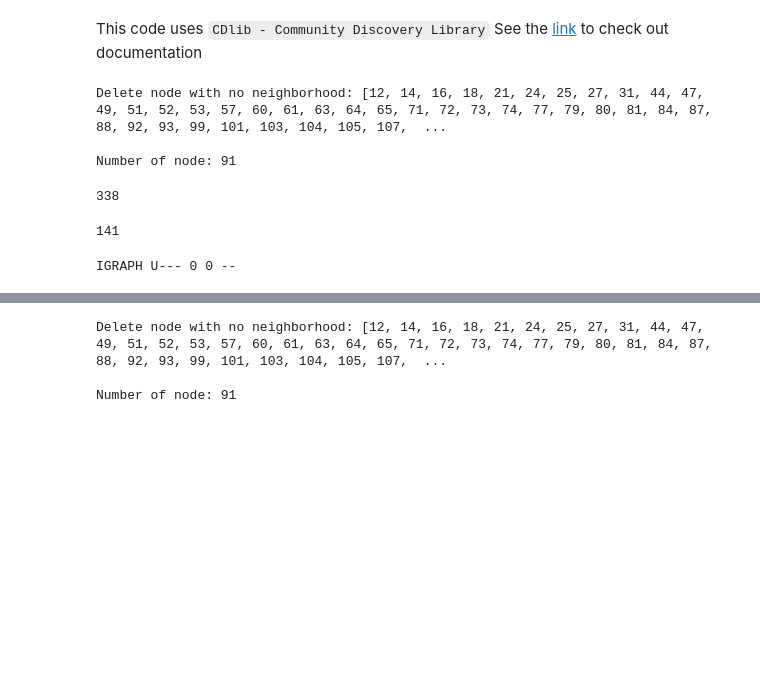
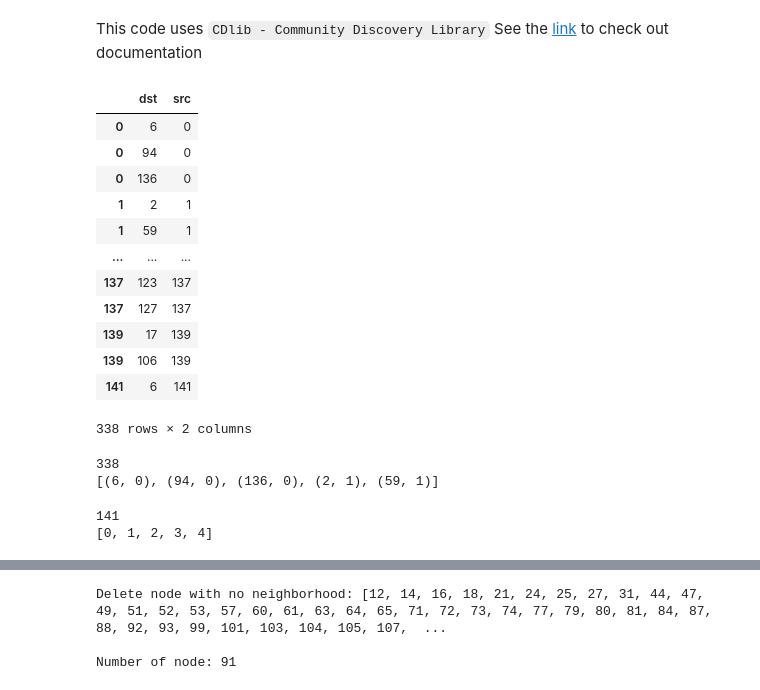
Before and after one commit to euisuk-chung/Graphical-Data-Imputation, a Jupyter notebook: clustering/walktrap.ipynb, the cells around one changed output, grey strips where cells are left out. Saved outputs shown, nothing was run; the diff lists cells and outputs as text; code cells hidden in the pictures; blank space fills up the shorter version.

```diff
--- a/clustering/walktrap.ipynb
+++ b/clustering/walktrap.ipynb
@@ -17,47 +22,34 @@ df = pd.read_csv('../dataset/edge_mean_th95.csv', index_col =0, dtype='int64')
-# %%
-dataset = '../dataset/edge_mean_th95.csv'
-
-# import data
-df = pd.read_csv(dataset, index_col =0, dtype='int64')
-
-# define edge_list (u,v)
-edge_list = list(df.itertuples(index=False, name=None))
-
-# define node_list
-node_list = [x for x in range(max(df['dst']))]
-
-# Create Graph
-G = nx.Graph()
-
-# Add node and edge to graph
-G.add_nodes_from(node_list)
-G.add_edges_from(edge_list)
-
-# Delete node which does not have neighborhood
-print('Delete node with no neighborhood: {} \n'.format(list(nx.isolates(G))))
-G.remove_nodes_from(list(nx.isolates(G)))
-print('Number of node:',len(G.nodes))
-# %% [output]
-Delete node with no neighborhood: [12, 14, 16, 18, 21, 24, 25, 27, 31, 44, 47, 49, 51, 52, 53, 57, 60, 61, 63, 64, 65, 71, 72, 73, 74, 77, 79, 80, 81, 84, 87, 88, 92, 93, 99, 101, 103, 104, 105, 107,  ...
-
-Number of node: 91
+# %%
+df = df.astype(int)
+df = df[['dst','src']]
+df
+# %% [output]
+|  | dst | src |
+| 0 | 6 | 0 |
+| 0 | 94 | 0 |
+| 0 | 136 | 0 |
+| 1 | 2 | 1 |
+| 1 | 59 | 1 |
+| ... | ... | ... |
+| 137 | 123 | 137 |
+| 137 | 127 | 137 |
+| 139 | 17 | 139 |
+| 139 | 106 | 139 |
+| 141 | 6 | 141 |
+338 rows × 2 columns
 # %%
 # define edge_list (u,v)
 edge_list = list(df.itertuples(index=False, name=None))
-len(edge_list)
+print(len(edge_list))
+print(edge_list[:5])
 # %% [output]
 338
+[(6, 0), (94, 0), (136, 0), (2, 1), (59, 1)]
 # %%
 # define node_list
 node_list = [x for x in range(max(df['dst']))]
-len(node_list)
+print(len(node_list))
+print(node_list[:5])
 # %% [output]
 141
+[0, 1, 2, 3, 4]
-# %%
-from igraph import *
-
-# Create Graph
-g = Graph()
-print(g) # IGRAPH U--- 0 0 --
-# %% [output]
-IGRAPH U--- 0 0 --
```
Also changed, not shown: parts of 25 cells of this notebook.
